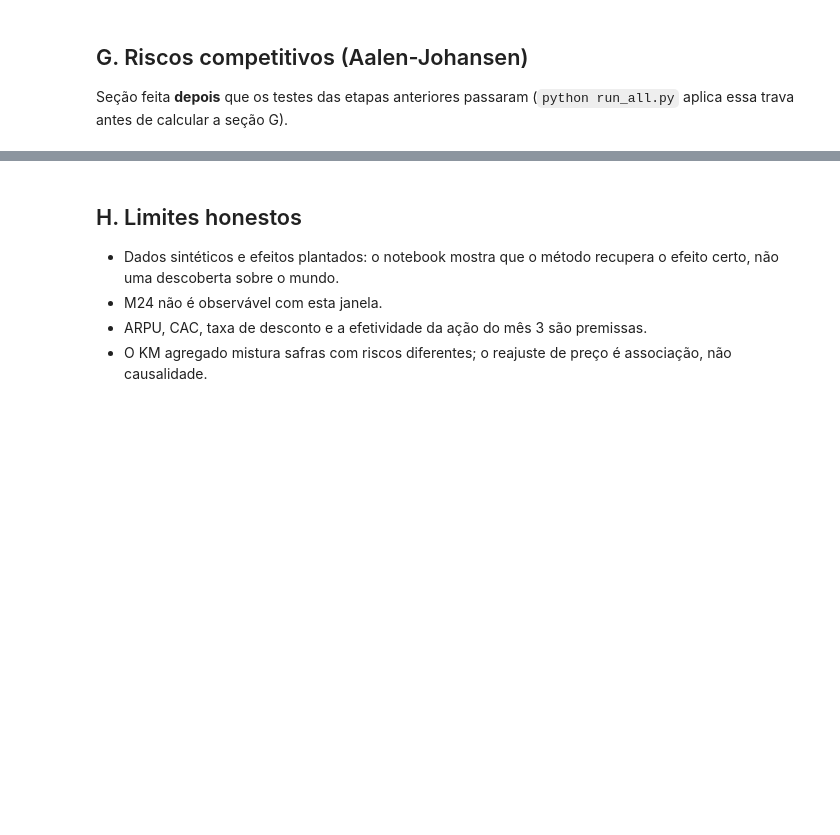
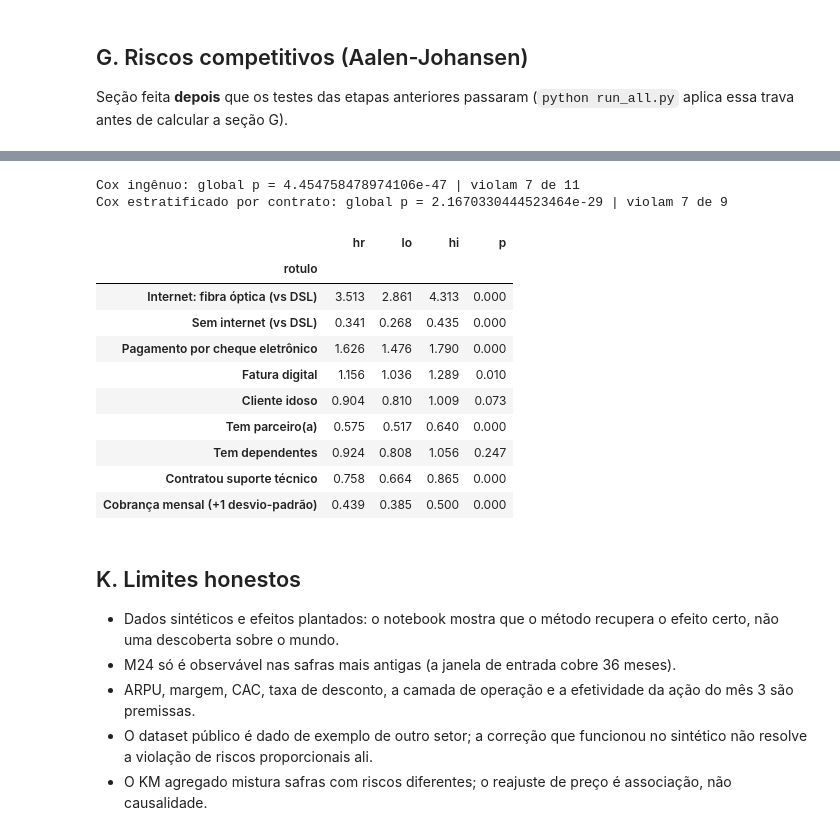
Before and after one commit to GabrielRangel101/survival-assinaturas, a Jupyter notebook: notebooks/02_analise.ipynb, the cells around one changed output, grey strips where cells are left out. Drawn from its saved outputs; the diff is of its cells as text; code cells hidden in the pictures; blank space fills up the shorter version.

```diff
--- a/notebooks/02_analise.ipynb
+++ b/notebooks/02_analise.ipynb
@@ -260,0 +375,6 @@ display(Image(str(F.fig_riscos_competitivos(res_g, FIG))))
+# %%
+from sobrevivencia import externo as E
+ex = E.analise()
+print(ex['fonte']['nome'], '|', ex['dados']['n'], 'clientes |', f"{ex['dados']['pct_eventos']:.1%} cancelaram")
+print('Primeiro mês:', {k: round(v, 3) for k, v in ex['primeiro_mes'].items() if isinstance(v, float)})
+pd.DataFrame([{'contrato': g['rotulo'], 'n': g['n'], **{h: g['horizontes'][h]['valor'] for h in ('m12', 'm36', 'm60')}} for g in ex['contrato']['grupos']]).set_index('contrato')
@@ -261,7 +389,27 @@ display(Image(str(F.fig_riscos_competitivos(res_g, FIG))))
+# %%
+c = ex['cox']
+print('Cox ingênuo: global p =', c['ingenuo']['ph_global']['p'], '| violam', c['ingenuo']['n_viola'], 'de', c['ingenuo']['n_covs'])
+print('Cox estratificado por contrato: global p =', c['corrigido']['ph_global']['p'], '| violam', c['corrigido']['n_viola'], 'de', c['corrigido']['n_covs'])
+pd.DataFrame(c['corrigido']['coefs']).set_index('rotulo')[['hr', 'lo', 'hi', 'p']].round(3)
+# %% [output]
+Cox ingênuo: global p = 4.454758478974106e-47 | violam 7 de 11
+Cox estratificado por contrato: global p = 2.1670330444523464e-29 | violam 7 de 9
+|  | hr | lo | hi | p |
+| rotulo |  |  |  |  |
+| Internet: fibra óptica (vs DSL) | 3.513 | 2.861 | 4.313 | 0.000 |
+| Sem internet (vs DSL) | 0.341 | 0.268 | 0.435 | 0.000 |
+| Pagamento por cheque eletrônico | 1.626 | 1.476 | 1.790 | 0.000 |
+| Fatura digital | 1.156 | 1.036 | 1.289 | 0.010 |
+| Cliente idoso | 0.904 | 0.810 | 1.009 | 0.073 |
+| Tem parceiro(a) | 0.575 | 0.517 | 0.640 | 0.000 |
+| Tem dependentes | 0.924 | 0.808 | 1.056 | 0.247 |
+| Contratou suporte técnico | 0.758 | 0.664 | 0.865 | 0.000 |
+| Cobrança mensal (+1 desvio-padrão) | 0.439 | 0.385 | 0.500 | 0.000 |
 # %% [markdown]
-## H. Limites honestos
+## K. Limites honestos
 
 - Dados sintéticos e efeitos plantados: o notebook mostra que o método recupera o efeito certo, não uma descoberta sobre o mundo.
-- M24 não é observável com esta janela.
-- ARPU, CAC, taxa de desconto e a efetividade da ação do mês 3 são premissas.
+- M24 só é observável nas safras mais antigas (a janela de entrada cobre 36 meses).
+- ARPU, margem, CAC, taxa de desconto, a camada de operação e a efetividade da ação do mês 3 são premissas.
+- O dataset público é dado de exemplo de outro setor; a correção que funcionou no sintético não resolve a violação de riscos proporcionais ali.
 - O KM agregado mistura safras com riscos diferentes; o reajuste de preço é associação, não causalidade.
```
Also changed, not shown: parts of 29 cells of this notebook, 34 other files.
